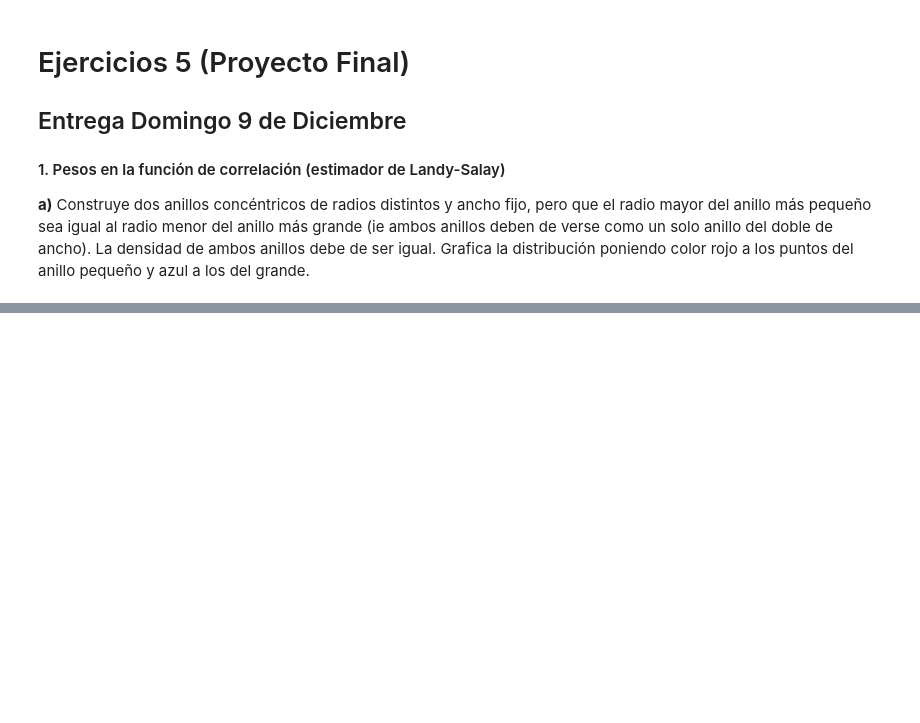
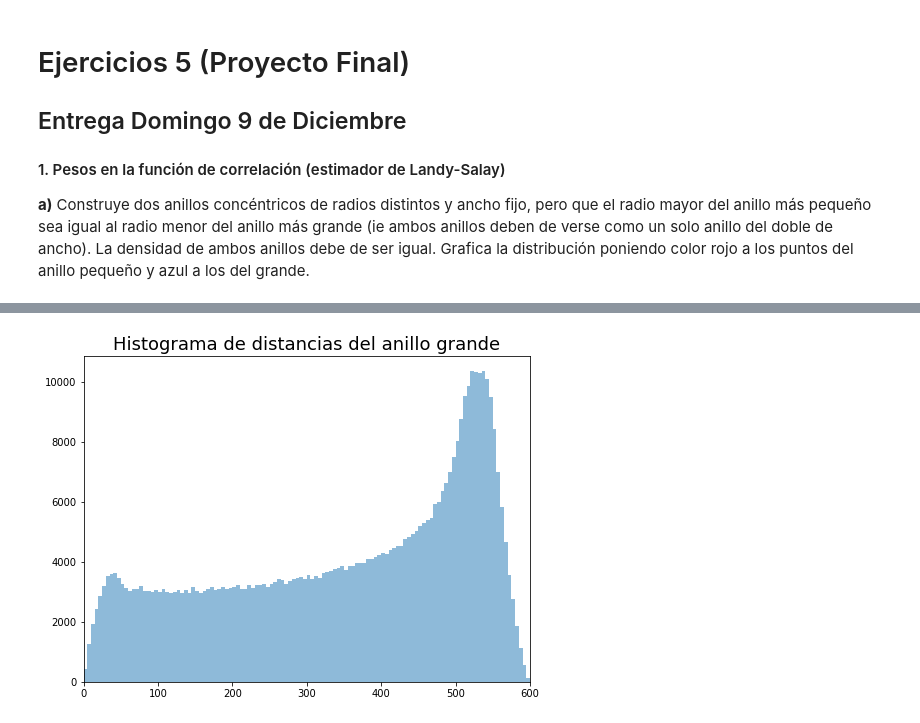
Before and after one commit to CosmoStats/cosmostats2018-Pagutri, a Jupyter notebook: 2daParte/Ejercicio5/ejercicios5.ipynb, the cells around one changed output, grey strips where cells are left out. Saved outputs shown, nothing was run; the diff lists cells and outputs as text; code cells hidden in the pictures; blank space fills up the shorter version.

```diff
--- a/2daParte/Ejercicio5/ejercicios5.ipynb
+++ b/2daParte/Ejercicio5/ejercicios5.ipynb
@@ -33,0 +48,14 @@ plt.gca().set_aspect('equal')
+# %%
+bin_size = 5.0
+# %%
+dist_gde, hist_gde = distros.save_hist(x_gde, y_gde, box_size, bin_size)
+frec_gde = hist_gde[0]
+bins_gde = hist_gde[1]
+bins_gde = bins_gde[:-1]
+# %%
+plt.figure(figsize = (8, 6))
+plt.hist(dist_gde, bins = bins_gde, alpha = 0.5);
+plt.xlim([0.0, 2.0 * r_e])
+plt.title('Histograma de distancias del anillo grande', fontsize = 18);
+# %% [output]
+[figure, added]
```
Also changed, not shown: parts of 12 cells of this notebook, 1 other file.
